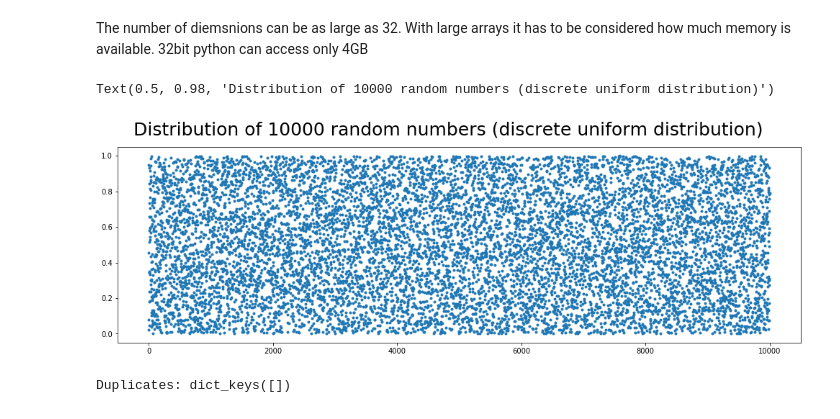
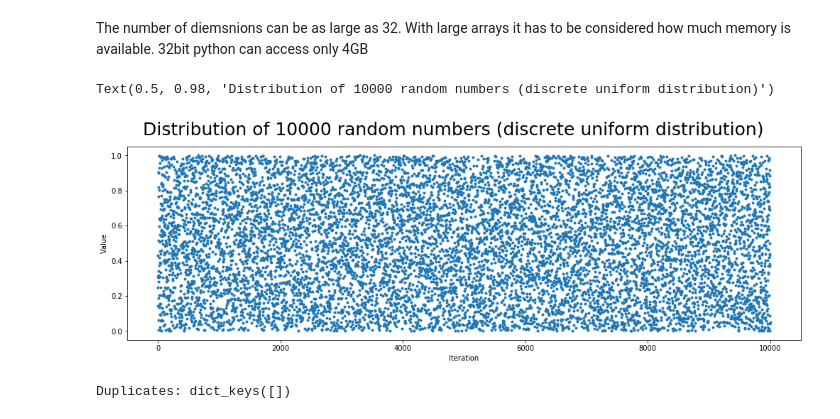
Before and after one commit to mxsxs2/Emerging-Technologies-Project, a Jupyter notebook: notebooks/Numpy Random.ipynb, the cells around one changed output. Drawn from its saved outputs; the diff is of its cells as text; code cells hidden in the pictures.

```diff
--- a/notebooks/Numpy Random.ipynb
+++ b/notebooks/Numpy Random.ipynb
@@ -40,14 +40,17 @@ The number of diemsnions can be as large as 32. With large arrays it has to be c
 # %%
 rn=npr.rand(10000)
 #Cretae figure
 fig = plt.figure(figsize=(17,5))
-#Add 1000 random pints a plot
-fig.add_subplot(111).plot(rn,'.')
+#Add 1000 random points a plot
+p=fig.add_subplot(111)
+p.plot(rn,'.')
+p.set_xlabel("Iteration")
+p.set_ylabel("Value")
 #Add label to the figure
 fig.suptitle("Distribution of 10000 random numbers (discrete uniform distribution)",fontsize=25)
 # %% [output]
 Text(0.5, 0.98, 'Distribution of 10000 random numbers (discrete uniform distribution)')
-[figure, old version]
+[figure, new version]
 # %%
 #https://stackoverflow.com/questions/11528078/determining-duplicate-values-in-an-array
 print('Duplicates:',(Counter(rn) - Counter(set(rn))).keys())
```
Also changed, not shown: parts of 7 cells of this notebook.
